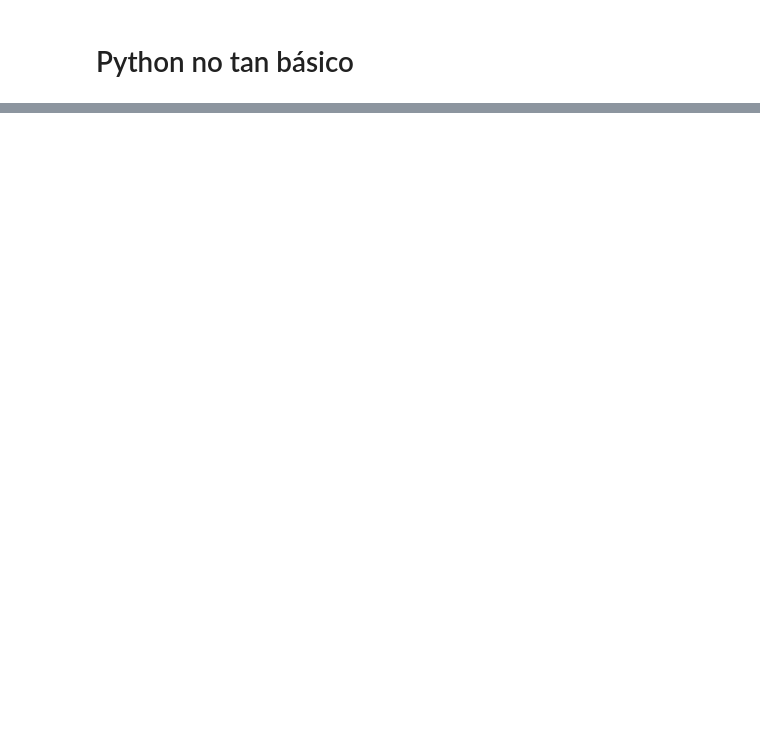
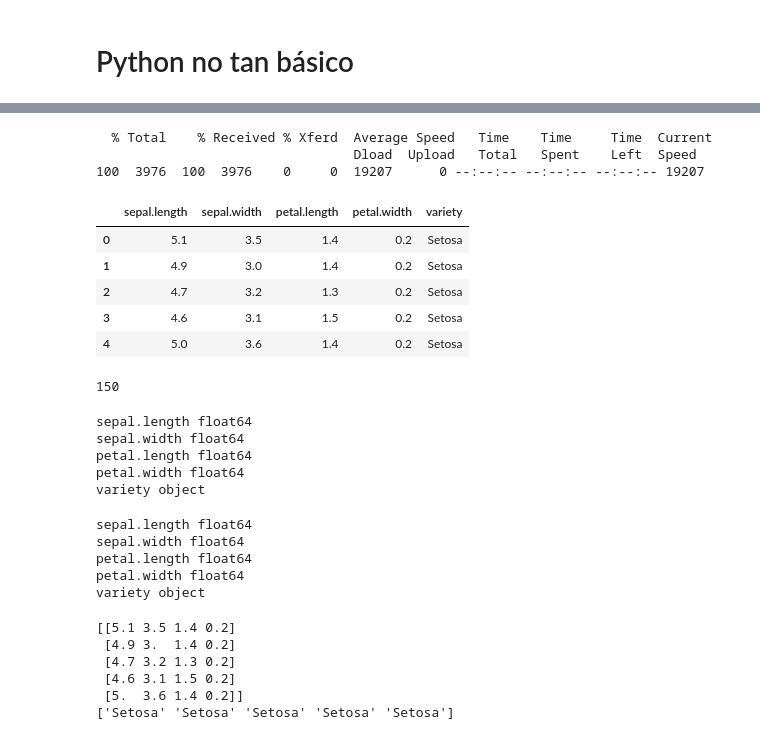
Before and after one commit to lmcanavals/intro-python, a Jupyter notebook: 02_not_so_basic_python.ipynb, the cells around one changed output, grey strips where cells are left out. Saved outputs shown, nothing was run; the diff lists cells and outputs as text; code cells hidden in the pictures; blank space fills up the shorter version.

```diff
--- a/02_not_so_basic_python.ipynb
+++ b/02_not_so_basic_python.ipynb
@@ -30,0 +31,31 @@ plt.scatter(x, y)
+# %%
+url = "https://raw.githubusercontent.com/pcsilcan/intro-python/master/data/iris.csv"
+# %%
+!curl -O $url
+# %% [output]
+  % Total    % Received % Xferd  Average Speed   Time    Time     Time  Current
+                                 Dload  Upload   Total   Spent    Left  Speed
+100  3976  100  3976    0     0  19207      0 --:--:-- --:--:-- --:--:-- 19207
+# %%
+iris = pd.read_csv(url)
+iris.head()
+# %% [output]
+|  | sepal.length | sepal.width | petal.length | petal.width | variety |
+| 0 | 5.1 | 3.5 | 1.4 | 0.2 | Setosa |
+| 1 | 4.9 | 3.0 | 1.4 | 0.2 | Setosa |
+| 2 | 4.7 | 3.2 | 1.3 | 0.2 | Setosa |
+| 3 | 4.6 | 3.1 | 1.5 | 0.2 | Setosa |
+| 4 | 5.0 | 3.6 | 1.4 | 0.2 | Setosa |
+# %%
+len(iris)
+# %% [output]
+150
+# %%
+for colname in iris:
+    print(colname, iris[colname].dtype)
+# %% [output]
+sepal.length float64
+sepal.width float64
+petal.length float64
+petal.width float64
+variety object
@@ -30,0 +64,9 @@ plt.scatter(x, y)
+# %%
+for colname in iris:
+    print(colname, iris[colname].dtype)
+# %% [output]
+sepal.length float64
+sepal.width float64
+petal.length float64
+petal.width float64
+variety object
@@ -30,0 +75,12 @@ plt.scatter(x, y)
+# %%
+X = iris.iloc[:, :4].to_numpy()
+Y = iris.iloc[:, 4].to_numpy()
+print(X[:5])
+print(Y[:5])
+# %% [output]
+[[5.1 3.5 1.4 0.2]
+ [4.9 3.  1.4 0.2]
+ [4.7 3.2 1.3 0.2]
+ [4.6 3.1 1.5 0.2]
+ [5.  3.6 1.4 0.2]]
+['Setosa' 'Setosa' 'Setosa' 'Setosa' 'Setosa']
```
Also changed, not shown: parts of 10 cells of this notebook.
